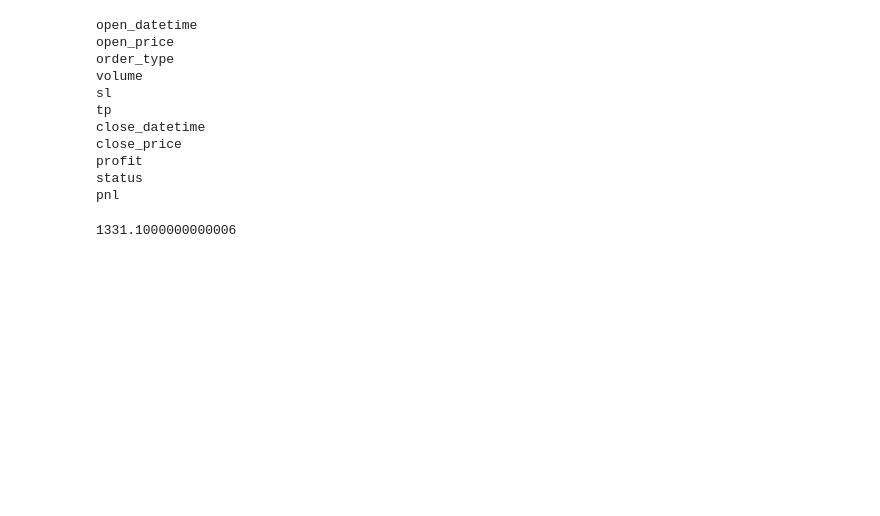
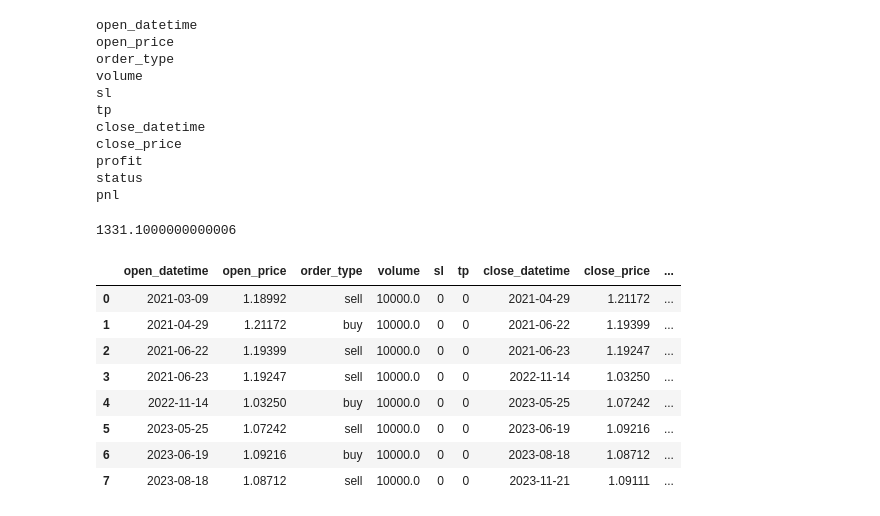
Before and after one commit to MaxJan2010/python_finance, a Jupyter notebook: src/work/strategies/moving average/strategy_01/sma-crossover.ipynb, the cells around one changed output. Saved outputs shown, nothing was run; the diff lists cells and outputs as text; code cells hidden in the pictures; blank space fills up the shorter version.

```diff
--- a/src/work/strategies/moving average/strategy_01/sma-crossover.ipynb
+++ b/src/work/strategies/moving average/strategy_01/sma-crossover.ipynb
@@ -181,8 +181,4 @@ starting_balance = 1000
 standard_contract = 100000
 initial_volume = 10000 # pip = 1 USD
 initial_lot = initial_volume / standard_contract
-volume = 10000 # pip = 1 USD
-sma_crossover_strategy = Strategy(df, starting_balance, volume)
-result = sma_crossover_strategy.run()
-
-result
+volume = initial_lot * standard_contract
@@ -247,3 +248,35 @@ for i, row in result[result['status'] == 'closed'].iterrows():
 
 
 fig.show()
+# %%
+
+# def create_profit_type(profit):
+#     # Finding Signal
+#     if profit < 0:
+#         return 'loss'
+#     elif profit > 0:
+#         return 'profit'
+
+# result['profit_type'] = np.vectorize(create_profit_type)(result['profit'])
+# result.dropna(inplace=True)
+
+display(result)
+
+i = -1
+last= result['profit'].iloc[i]
+
+while last > 0:
+    i -= 1
+    display(i)
+    last= result['profit'].iloc[i]
+    print(last)
+# %% [output]
+|  | open_datetime | open_price | order_type | volume | sl | tp | close_datetime | close_price | ... |
+| 0 | 2021-03-09 | 1.18992 | sell | 10000.0 | 0 | 0 | 2021-04-29 | 1.21172 | ... |
+| 1 | 2021-04-29 | 1.21172 | buy | 10000.0 | 0 | 0 | 2021-06-22 | 1.19399 | ... |
+| 2 | 2021-06-22 | 1.19399 | sell | 10000.0 | 0 | 0 | 2021-06-23 | 1.19247 | ... |
+| 3 | 2021-06-23 | 1.19247 | sell | 10000.0 | 0 | 0 | 2022-11-14 | 1.03250 | ... |
+| 4 | 2022-11-14 | 1.03250 | buy | 10000.0 | 0 | 0 | 2023-05-25 | 1.07242 | ... |
+| 5 | 2023-05-25 | 1.07242 | sell | 10000.0 | 0 | 0 | 2023-06-19 | 1.09216 | ... |
+| 6 | 2023-06-19 | 1.09216 | buy | 10000.0 | 0 | 0 | 2023-08-18 | 1.08712 | ... |
+| 7 | 2023-08-18 | 1.08712 | sell | 10000.0 | 0 | 0 | 2023-11-21 | 1.09111 | ... |
```
Also changed, not shown: parts of 2 cells of this notebook, 1 other file.
